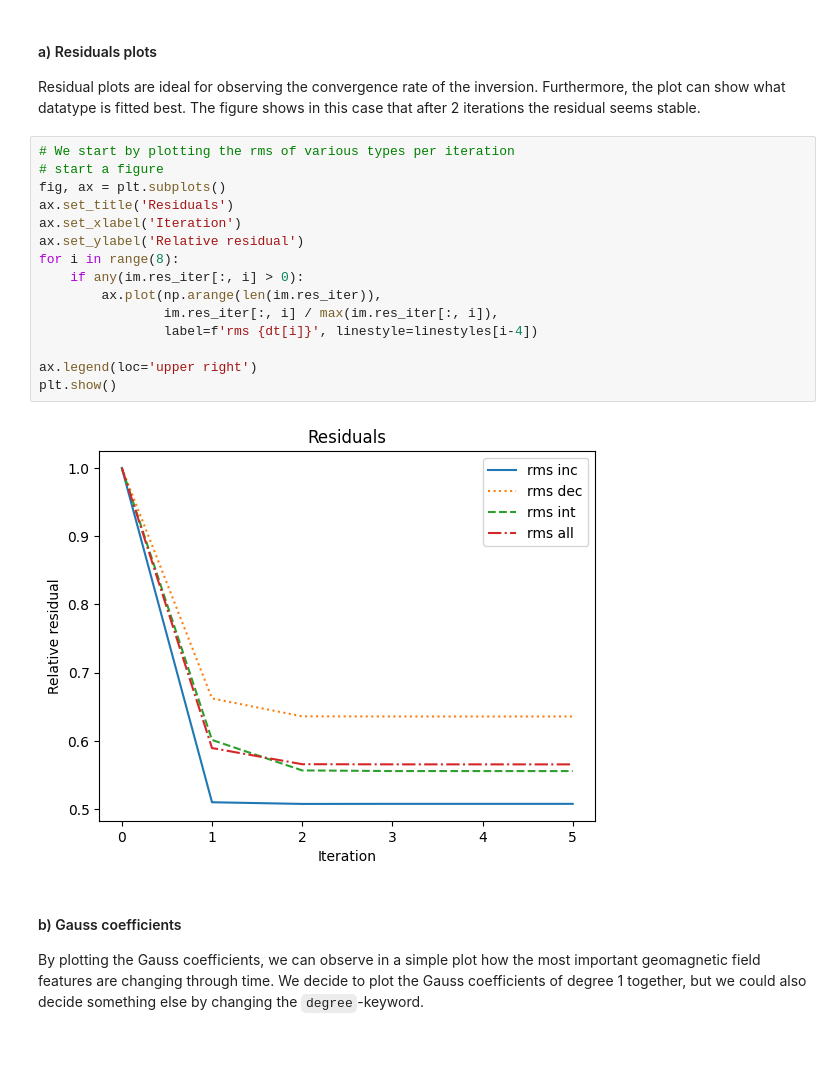
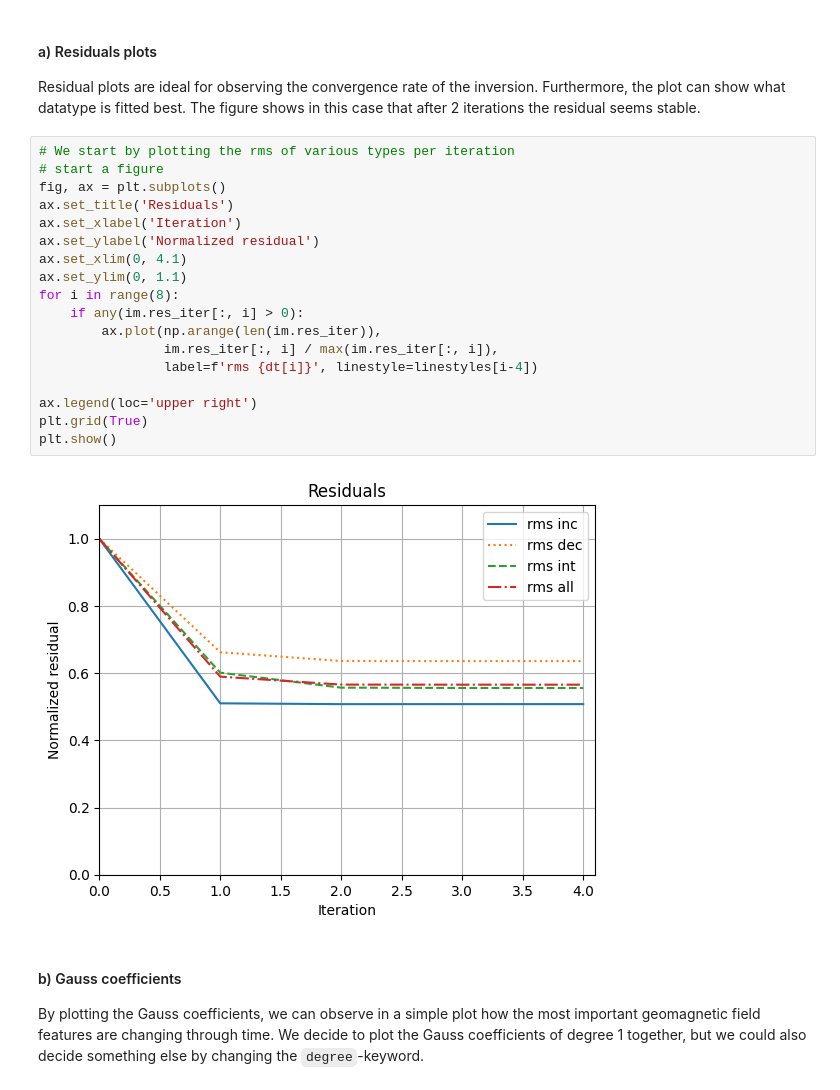
Before and after one commit to outfrenk/pymaginverse, a Jupyter notebook: doc/Tutorial_2_Plotting.ipynb, the cells around one changed output. Drawn from its saved outputs; the diff is of its cells as text; blank space fills up the shorter version.

```diff
--- a/doc/Tutorial_2_Plotting.ipynb
+++ b/doc/Tutorial_2_Plotting.ipynb
@@ -48,20 +48,23 @@ Residual plots are ideal for observing the convergence rate of the inversion. Fu
 # %%
 # We start by plotting the rms of various types per iteration
 # start a figure
 fig, ax = plt.subplots()
 ax.set_title('Residuals')
 ax.set_xlabel('Iteration')
-ax.set_ylabel('Relative residual')
+ax.set_ylabel('Normalized residual')
+ax.set_xlim(0, 4.1)
+ax.set_ylim(0, 1.1)
 for i in range(8):
     if any(im.res_iter[:, i] > 0):
         ax.plot(np.arange(len(im.res_iter)),
                 im.res_iter[:, i] / max(im.res_iter[:, i]),
                 label=f'rms {dt[i]}', linestyle=linestyles[i-4])
 
 ax.legend(loc='upper right')
+plt.grid(True)
 plt.show()
 # %% [output]
-[figure, old version]
+[figure, new version]
 # %% [markdown]
 #### b) Gauss coefficients
 By plotting the Gauss coefficients, we can observe in a simple plot how the most important geomagnetic field features are changing through time. We decide to plot the Gauss coefficients of degree 1 together, but we could also decide something else by changing the `degree`-keyword.
```
Also changed, not shown: parts of 9 cells of this notebook, 3 other files.
